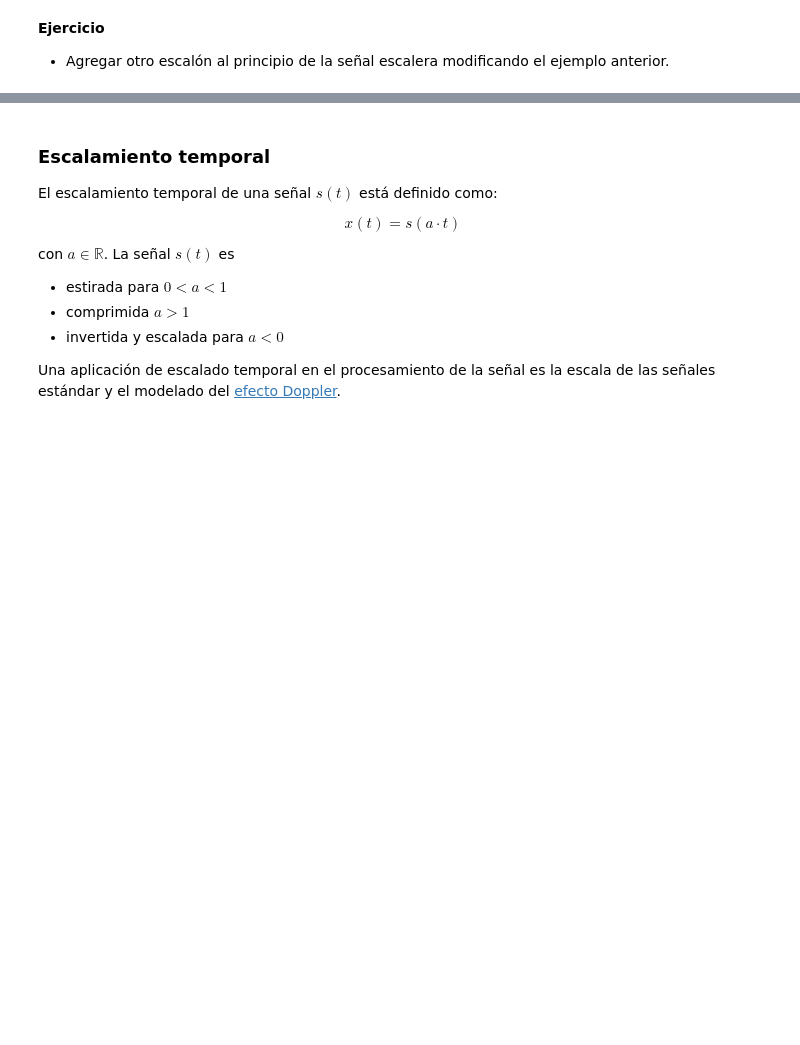
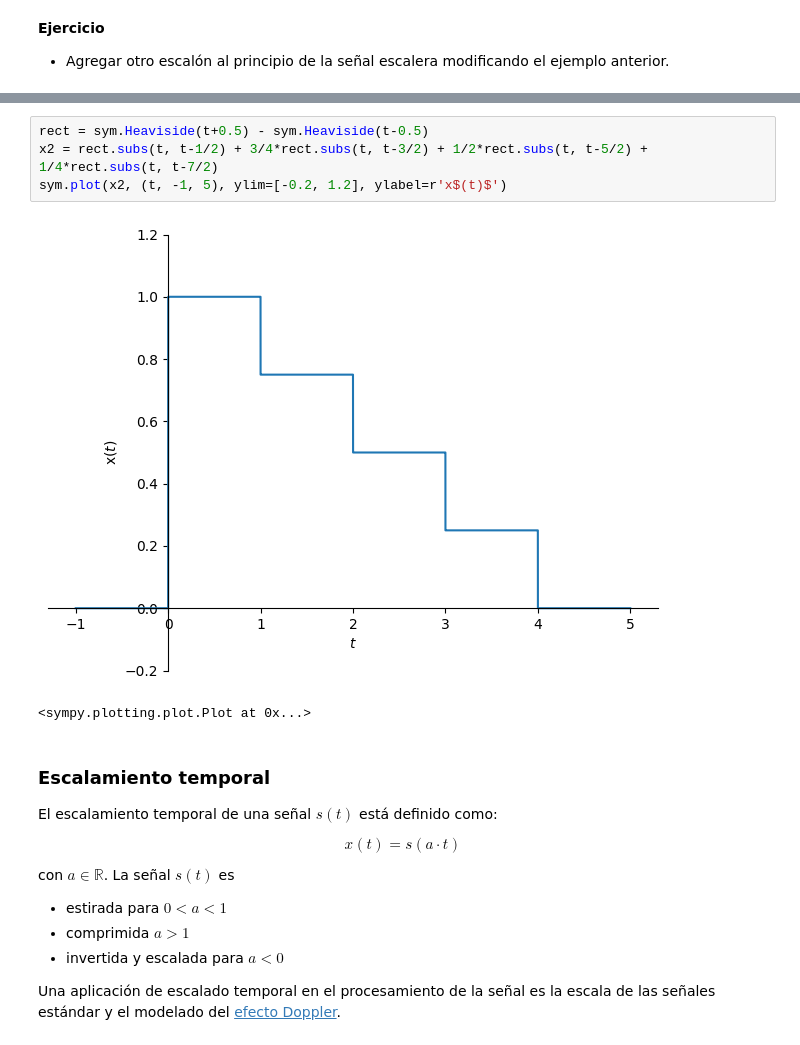
Before and after one commit to Locojuan9/se-ales_y_sistemas, a Jupyter notebook: 1_IntroduccionSyS/3_Operaciones_señales_continuas.ipynb, the cells around one changed output, grey strips where cells are left out. Saved outputs shown, nothing was run; the diff lists cells and outputs as text; blank space fills up the shorter version.

```diff
--- a/1_IntroduccionSyS/3_Operaciones_señales_continuas.ipynb
+++ b/1_IntroduccionSyS/3_Operaciones_señales_continuas.ipynb
@@ -77,3 +85,10 @@ sym.plot(x, (t, -1, 5), ylim=[-0.2, 1.2], ylabel='$x(t)$');
+# %%
+rect = sym.Heaviside(t+0.5) - sym.Heaviside(t-0.5)
+x2 = rect.subs(t, t-1/2) + 3/4*rect.subs(t, t-3/2) + 1/2*rect.subs(t, t-5/2) + 1/4*rect.subs(t, t-7/2)
+sym.plot(x2, (t, -1, 5), ylim=[-0.2, 1.2], ylabel=r'x$(t)$')
+# %% [output]
+[figure, added]
+<sympy.plotting.plot.Plot at 0x...>
 # %% [markdown]
 ### Escalamiento temporal
 
```
Also changed, not shown: parts of 3 cells of this notebook.
